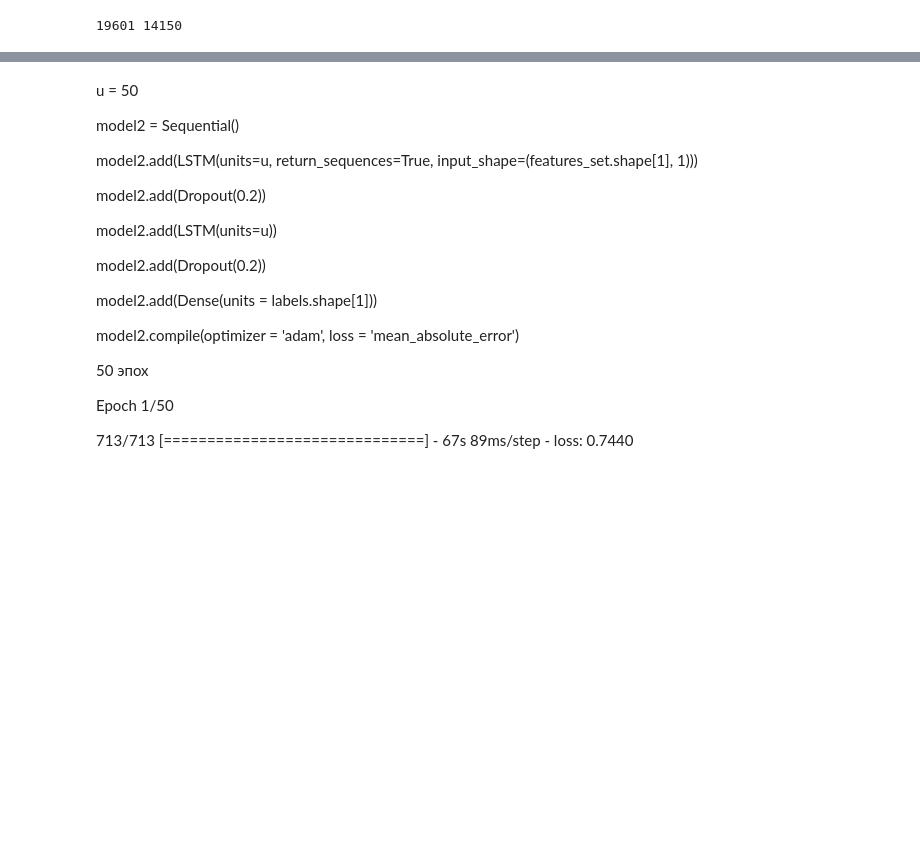
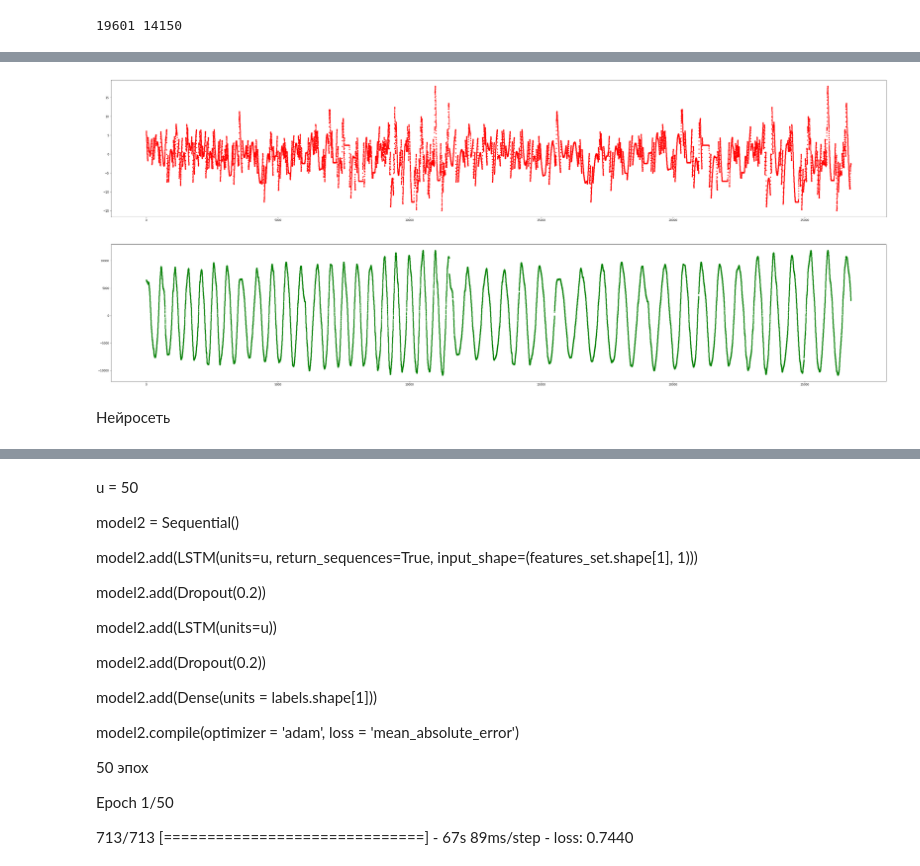
Before and after one commit to YanaMinyaylo/NS, a Jupyter notebook: Syncro_ICS_imu(2).ipynb, the cells around one changed output, grey strips where cells are left out. Drawn from its saved outputs; the diff is of its cells as text; code cells hidden in the pictures; blank space fills up the shorter version.

```diff
--- a/Syncro_ICS_imu(2).ipynb
+++ b/Syncro_ICS_imu(2).ipynb
@@ -165,3 +143,15 @@ ver_intp = interpolate_func(time_ics, time, ver)
+# %%
+X = np.hstack((imu2_gx[1500:13000], imu2_gx[17000:-1500]))
+y = np.hstack((hor_intp[1500:13000], hor_intp[17000:-1500]))
+# %%
+fig, ax = plt.subplots(ncols=1, nrows = 2, figsize=(50, 20))
+ax[0].plot(y, '.', color = 'red')
+ax[1].plot(X, '.', color = 'green')
+plt.show()
+# %% [output]
+[figure, added]
+# %% [markdown]
+Нейросеть
 # %%
 X = imu2_gx.reshape(-1,1)
 y = hor_intp.reshape(-1,1)
```
Also changed, not shown: parts of 23 cells of this notebook.
